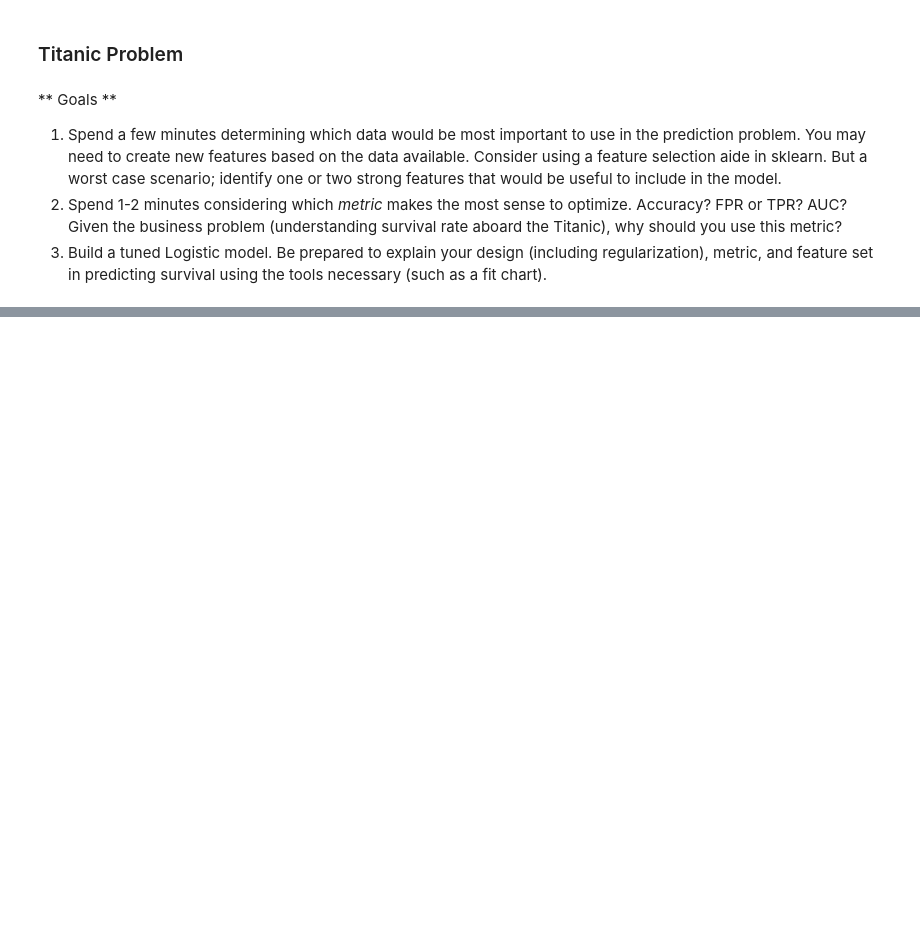
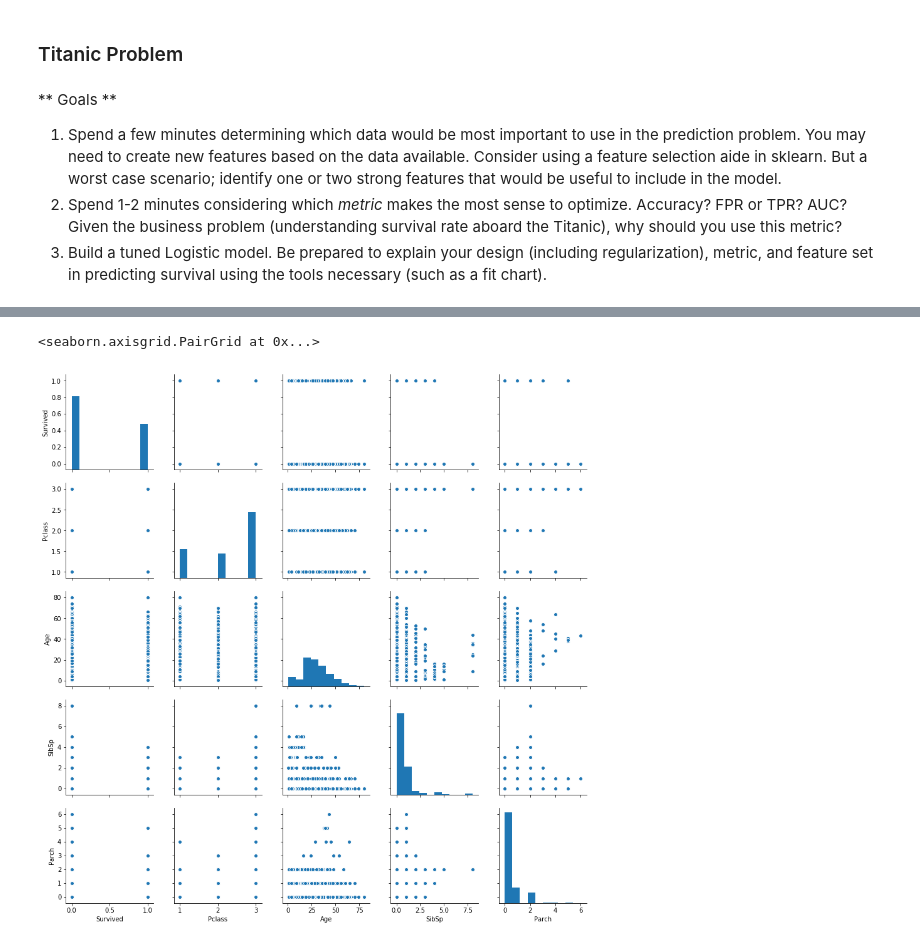
Before and after one commit to leahgaeta/Leah-Gaeta-GA-Data-Science, a Jupyter notebook: lessons/lesson-09/code/starter-code/starter-code-9.ipynb, the cells around one changed output, grey strips where cells are left out. Cells and saved outputs as stored; diff of their text form; code cells hidden in the pictures; blank space fills up the shorter version.

```diff
--- a/lessons/lesson-09/code/starter-code/starter-code-9.ipynb
+++ b/lessons/lesson-09/code/starter-code/starter-code-9.ipynb
@@ -111,3 +114,6 @@ roc_auc_score(df['admit'], lm.predict(feature_set)
 1. Spend a few minutes determining which data would be most important to use in the prediction problem. You may need to create new features based on the data available. Consider using a feature selection aide in sklearn. But a worst case scenario; identify one or two strong features that would be useful to include in the model.
 2. Spend 1-2 minutes considering which _metric_ makes the most sense to optimize. Accuracy? FPR or TPR? AUC? Given the business problem (understanding survival rate aboard the Titanic), why should you use this metric?
 3. Build a tuned Logistic model. Be prepared to explain your design (including regularization), metric, and feature set in predicting survival using the tools necessary (such as a fit chart).
+# %%
+titanic_data = pd.read_csv('../dataset/titanic.csv')
+titanic_data.head()
@@ -113,0 +144,3 @@ roc_auc_score(df['admit'], lm.predict(feature_set)
+# %%
+cols_to_keep = ['Survived', 'Pclass', 'Sex', 'Age', 'SibSp', 'Parch']
+model_data = titanic_data[cols_to_keep].copy()
@@ -113,0 +159,3 @@ roc_auc_score(df['admit'], lm.predict(feature_set)
+# %%
+#bfill fills in missing values via backfill
+model_data.Age = model_data.Age.fillna(method='bfill')
@@ -113,0 +173,6 @@ roc_auc_score(df['admit'], lm.predict(feature_set)
+# %%
+import seaborn as sns
+sns.pairplot(model_data)
+# %% [output]
+<seaborn.axisgrid.PairGrid at 0x...>
+[figure, added]
```
Also changed, not shown: parts of 25 cells of this notebook.
